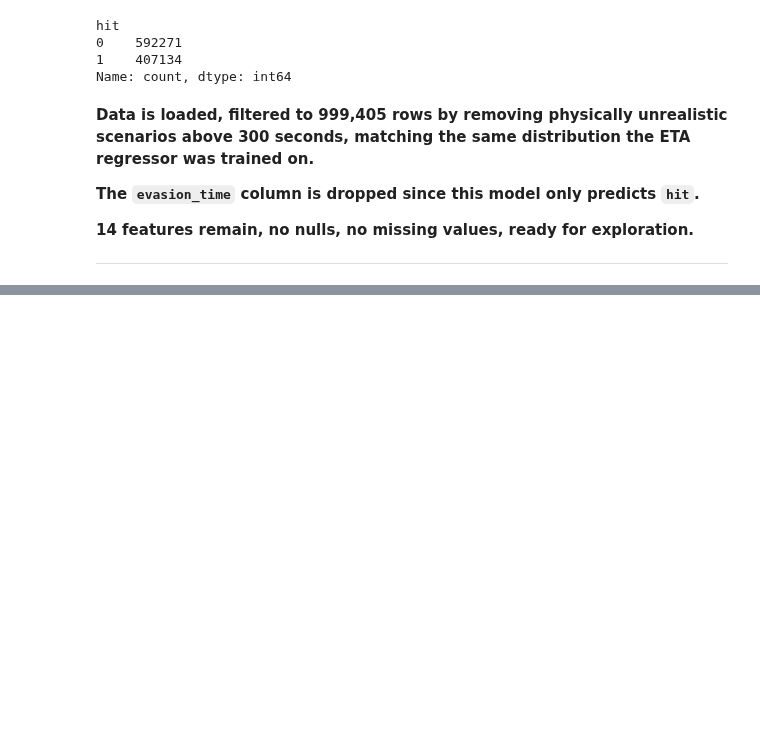
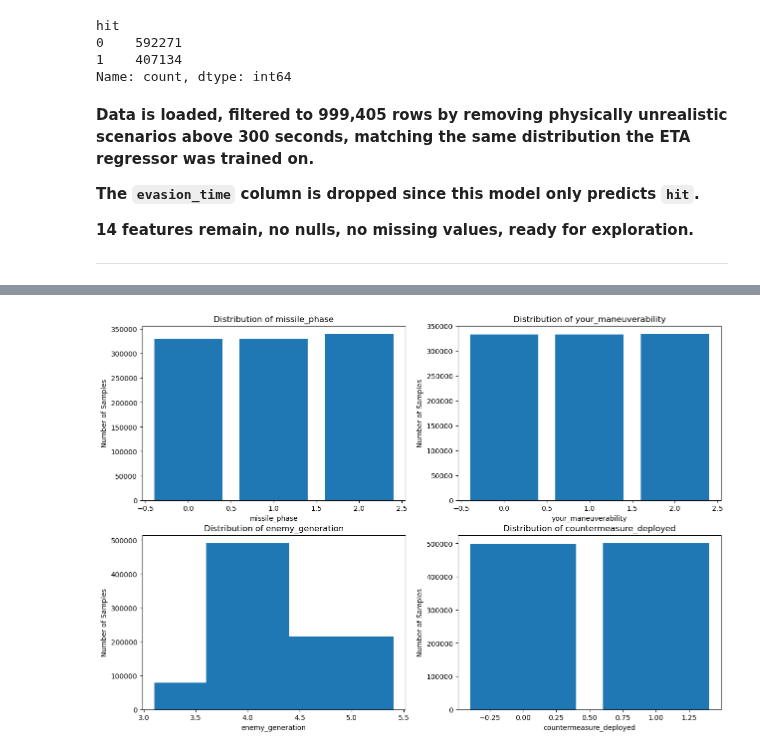
Before and after one commit to Eakempreet/ATAS_Project, a Jupyter notebook: notebooks/03_hit_classifier/03_hit_classifier.ipynb, the cells around one changed output, grey strips where cells are left out. Cells and saved outputs as stored; diff of their text form; code cells hidden in the pictures; blank space fills up the shorter version.

```diff
--- a/notebooks/03_hit_classifier/03_hit_classifier.ipynb
+++ b/notebooks/03_hit_classifier/03_hit_classifier.ipynb
@@ -350,0 +407,8 @@ predicts `hit`.**
+# %%
+# Checking the distribution along Categorical columns
+cat_columns = ['missile_phase', 'your_maneuverability',
+               'enemy_generation', 'countermeasure_deployed']
+
+for feature in cat_columns:
+    print(aircraft_df[feature].value_counts())
+    print('\n')
@@ -350,0 +433,13 @@ predicts `hit`.**
+# %%
+# Visualizing the Categorical data
+
+fig, ax = plt.subplots(2, 2, figsize=(15, 10))
+
+for i, feature in enumerate(cat_columns):
+    counts = aircraft_df[feature].value_counts()
+    ax[i//2, i%2].bar(counts.index, counts.values)
+    ax[i//2, i%2].set_title(f'Distribution of {feature}')
+    ax[i//2, i%2].set_xlabel(feature)
+    ax[i//2, i%2].set_ylabel("Number of Samples")
+# %% [output]
+[figure, added]
```
Also changed, not shown: parts of 18 cells of this notebook.
